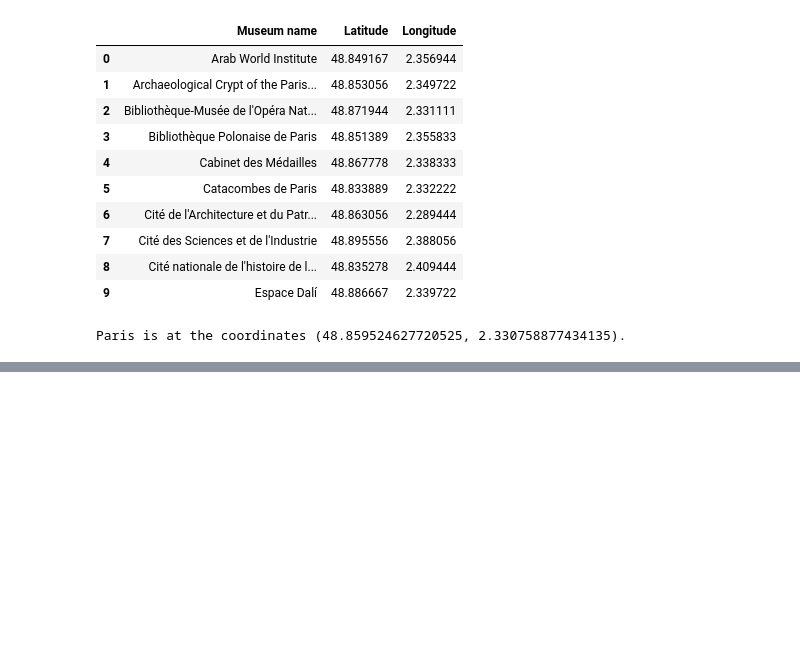
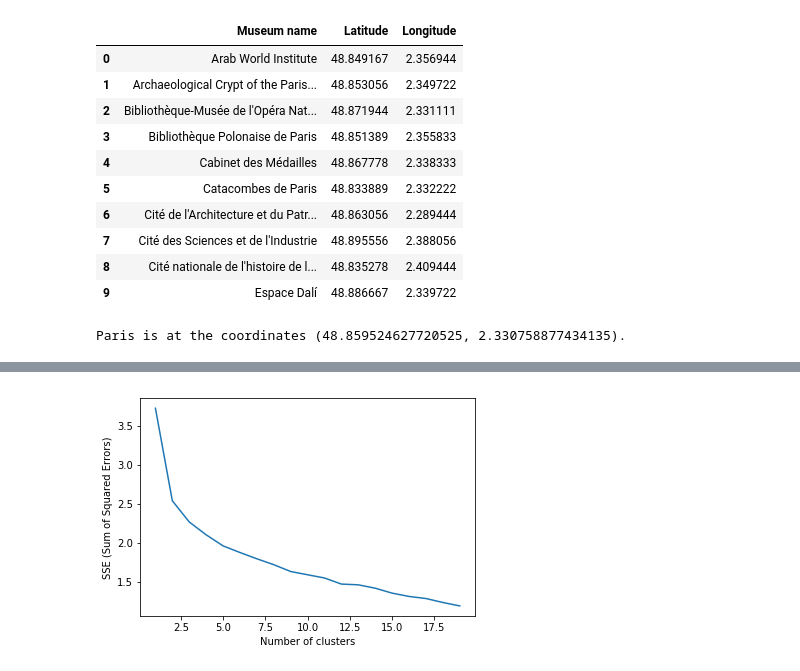
Before and after one commit to FM2403/coursera-capstone, a Jupyter notebook: Clustering_of_Parisian_museums.ipynb, the cells around one changed output, grey strips where cells are left out. Drawn from its saved outputs; the diff is of its cells as text; code cells hidden in the pictures; blank space fills up the shorter version.

```diff
--- a/Clustering_of_Parisian_museums.ipynb
+++ b/Clustering_of_Parisian_museums.ipynb
@@ -112,0 +445,8 @@ map_paris
+# %%
+plt.figure()
+plt.xlabel('Number of clusters')
+plt.ylabel('SSE (Sum of Squared Errors)')
+plt.plot(list(sse.keys()), list(sse.values()))
+plt.show()
+# %% [output]
+[figure, added]
```
Also changed, not shown: parts of 51 cells of this notebook.
